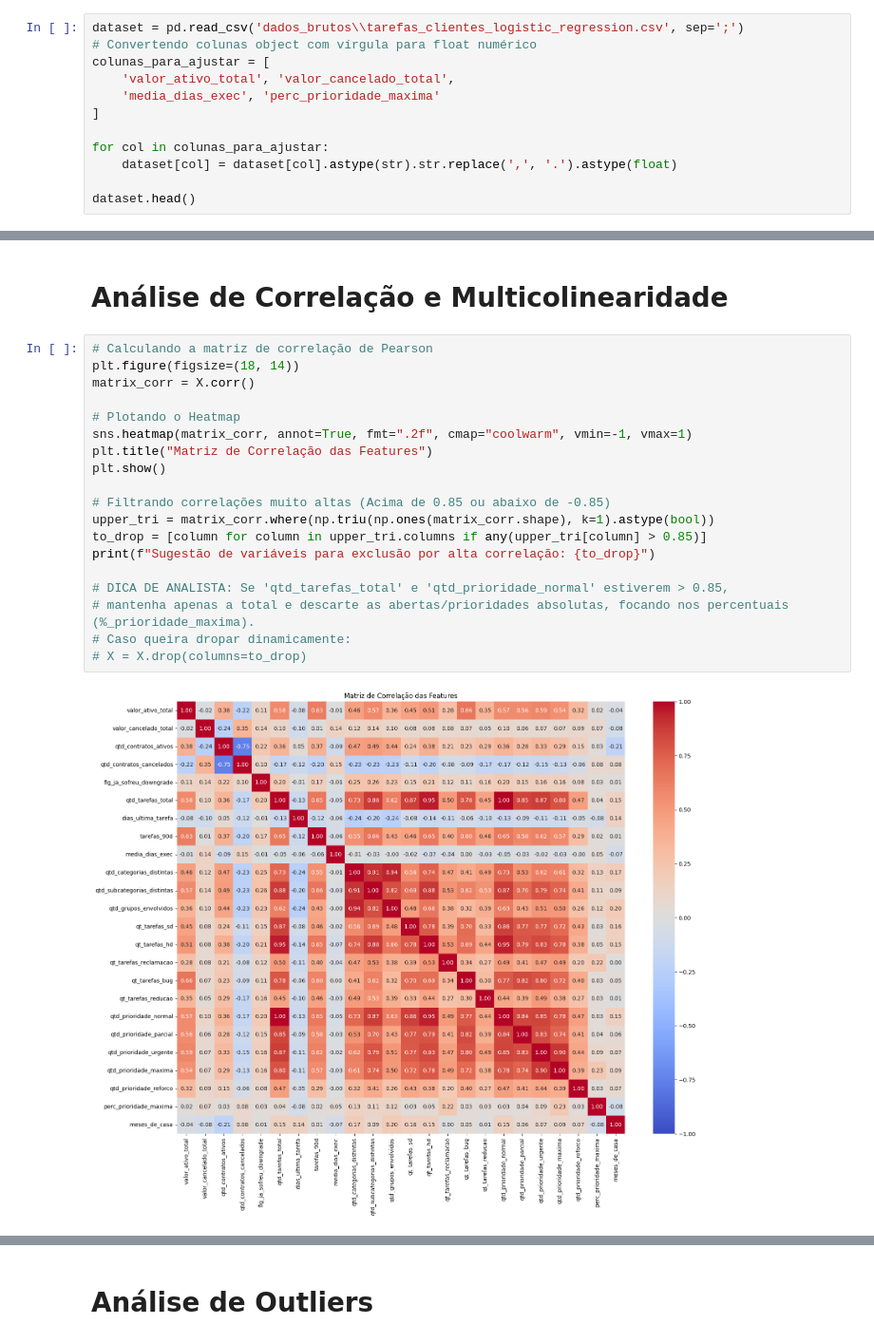
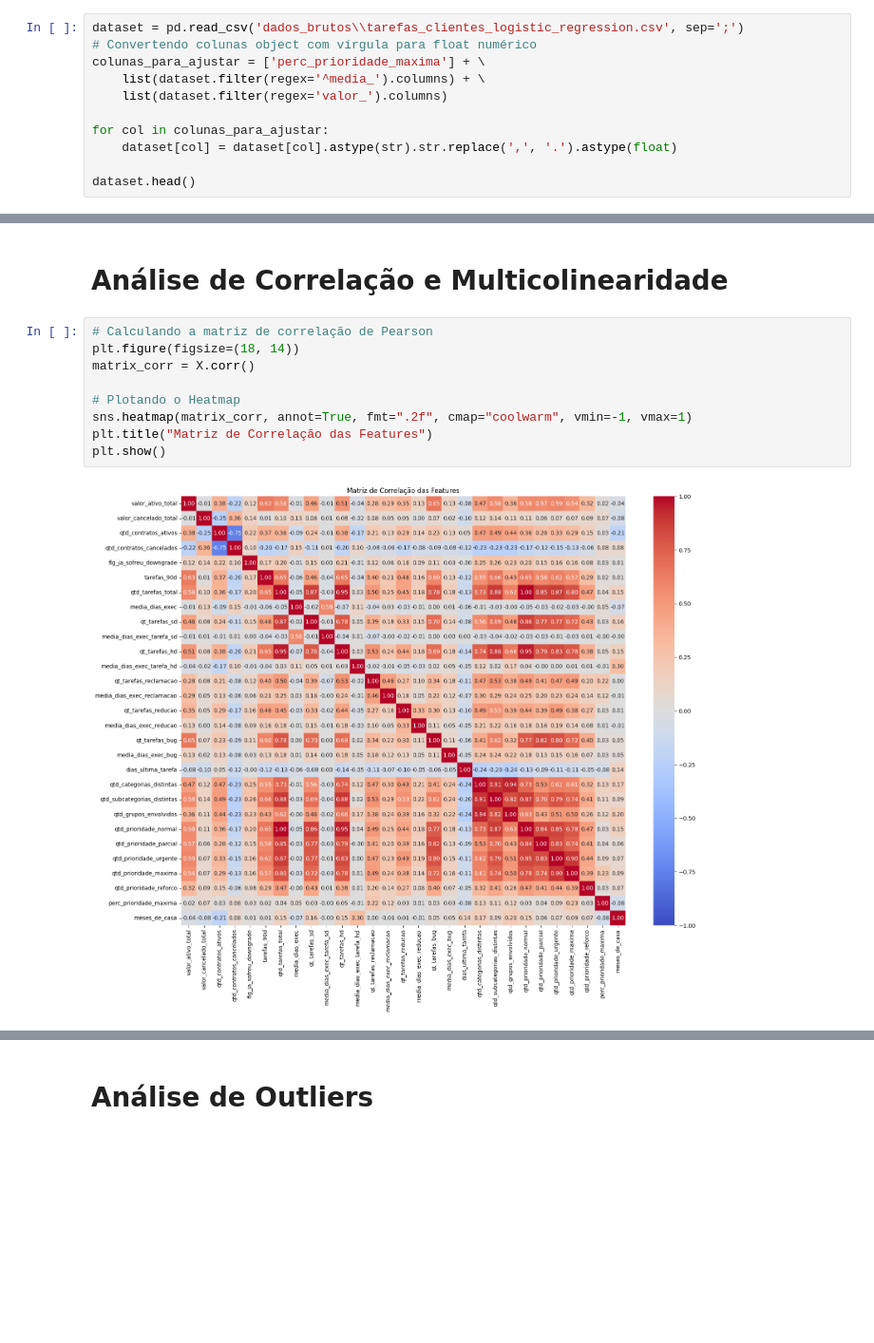
Before and after one commit to victorpecine/ml_predicao_churn, a Jupyter notebook: nb_ml_precidao_churn.ipynb, the cells around one changed output, grey strips where cells are left out. Shown at 95% size. Saved outputs shown, nothing was run; the diff lists cells and outputs as text; blank space fills up the shorter version.

```diff
--- a/nb_ml_precidao_churn.ipynb
+++ b/nb_ml_precidao_churn.ipynb
@@ -22,10 +24,9 @@ from sklearn.metrics            import (
 # %%
 dataset = pd.read_csv('dados_brutos\\tarefas_clientes_logistic_regression.csv', sep=';')
 # Convertendo colunas object com vírgula para float numérico
-colunas_para_ajustar = [
-    'valor_ativo_total', 'valor_cancelado_total',
-    'media_dias_exec', 'perc_prioridade_maxima'
-]
+colunas_para_ajustar = ['perc_prioridade_maxima'] + \
+    list(dataset.filter(regex='^media_').columns) + \
+    list(dataset.filter(regex='valor_').columns)
 
 for col in colunas_para_ajustar:
     dataset[col] = dataset[col].astype(str).str.replace(',', '.').astype(float)
@@ -140,21 +142,11 @@ Porcentagem de clientes que churn: 57.33%
 # %%
 # Calculando a matriz de correlação de Pearson
 plt.figure(figsize=(18, 14))
 matrix_corr = X.corr()
 
 # Plotando o Heatmap
 sns.heatmap(matrix_corr, annot=True, fmt=".2f", cmap="coolwarm", vmin=-1, vmax=1)
 plt.title("Matriz de Correlação das Features")
 plt.show()
-
-# Filtrando correlações muito altas (Acima de 0.85 ou abaixo de -0.85)
-upper_tri = matrix_corr.where(np.triu(np.ones(matrix_corr.shape), k=1).astype(bool))
-to_drop = [column for column in upper_tri.columns if any(upper_tri[column] > 0.85)]
-print(f"Sugestão de variáveis para exclusão por alta correlação: {to_drop}")
-
-# DICA DE ANALISTA: Se 'qtd_tarefas_total' e 'qtd_prioridade_normal' estiverem > 0.85,
-# mantenha apenas a total e descarte as abertas/prioridades absolutas, focando nos percentuais (%_prioridade_maxima).
-# Caso queira dropar dinamicamente:
-# X = X.drop(columns=to_drop)
 # %% [output]
-[figure, old version]
+[figure, new version]
```
Also changed, not shown: parts of 30 cells of this notebook, 10 other files.
